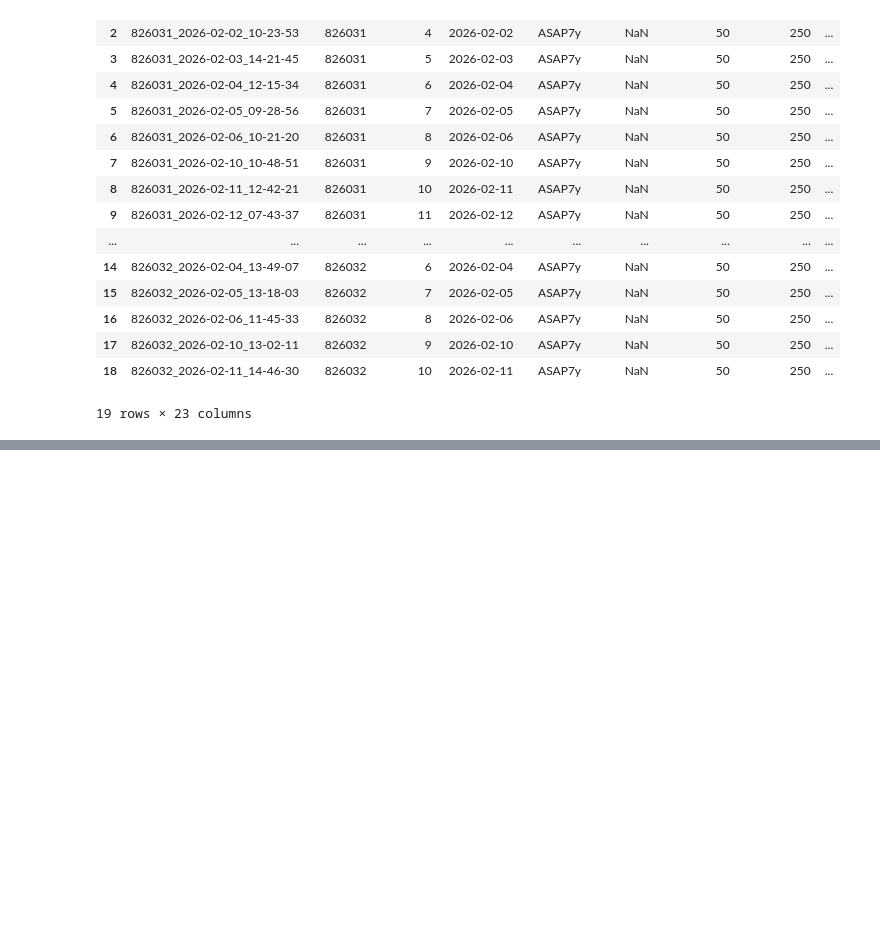
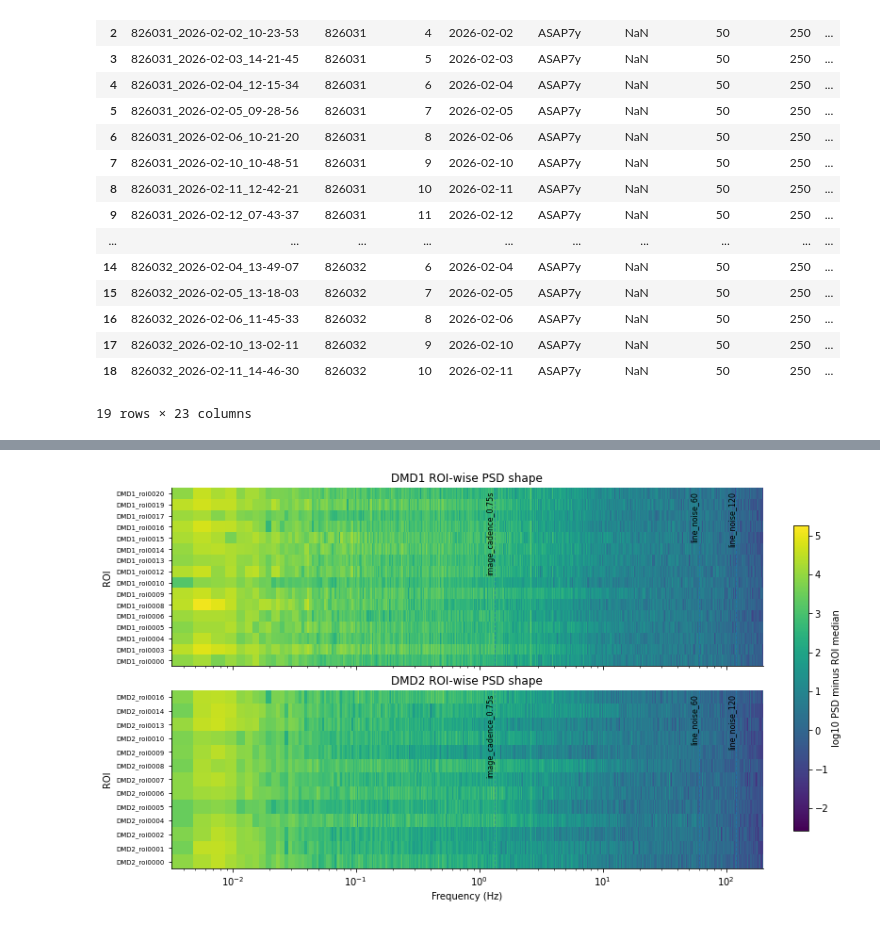
Before and after one commit to AMShelton/vip-slap2-analysis, a Jupyter notebook: notebooks/analysis/voltage/ASAP7_FreqAnalysis.ipynb, the cells around one changed output, grey strips where cells are left out. Saved outputs shown, nothing was run; the diff lists cells and outputs as text; code cells hidden in the pictures; blank space fills up the shorter version.

```diff
--- a/notebooks/analysis/voltage/ASAP7_FreqAnalysis.ipynb
+++ b/notebooks/analysis/voltage/ASAP7_FreqAnalysis.ipynb
@@ -80,0 +1402,91 @@ Found 19 candidate sessions.
+# %%
+# %%
+def _freq_edges_for_pcolormesh(f):
+    """
+    Frequency bin edges for log-scaled pcolormesh.
+    """
+    f = np.asarray(f, dtype=float)
+    edges = np.empty(f.size + 1, dtype=float)
+
+    edges[1:-1] = np.sqrt(f[:-1] * f[1:])
+    edges[0] = f[0] ** 2 / edges[1]
+    edges[-1] = f[-1] ** 2 / edges[-2]
+
+    return edges
+
+
+def plot_roi_psd_heatmaps(
+    psd,
+    fmin=0.003,
+    fmax=200.0,
+    row_center=True,
+):
+    dmd_keys = list(psd["dmd"].keys())
+    n_dmds = len(dmd_keys)
+
+    fig, axes = plt.subplots(
+        n_dmds,
+        1,
+        figsize=(11, 3.2 * n_dmds),
+        sharex=True,
+        constrained_layout=True,
+    )
+
+    if n_dmds == 1:
+        axes = [axes]
+
+    meshes = []
+
+    for ax, dmd in zip(axes, dmd_keys):
+        d = psd["dmd"][dmd]
+        f = d["f"]
+        P = d["Pxx"]
+
+        mask = (f >= fmin) & (f <= fmax)
+        ff = f[mask]
+        Z = np.log10(P[:, mask] + PSD_EPS)
+
+        if row_center:
+            Z = Z - np.nanmedian(Z, axis=1, keepdims=True)
+
+        xedges = _freq_edges_for_pcolormesh(ff)
+        yedges = np.arange(Z.shape[0] + 1)
+
+        mesh = ax.pcolormesh(
+            xedges,
+            yedges,
+            Z,
+            shading="auto",
+        )
+        meshes.append(mesh)
+
+        _add_special_frequency_lines(ax, fmin=fmin, fmax=fmax, include_harmonics=True)
+
+        ax.set_xscale("log")
+        ax.set_ylabel("ROI")
+        ax.set_title(f"{dmd} ROI-wise PSD shape")
+
+        ax.set_yticks(np.arange(Z.shape[0]) + 0.5)
+        ax.set_yticklabels(d["roi_ids"], fontsize=7)
+
+        ax.spines[["top", "right"]].set_visible(False)
+
+    axes[-1].set_xlabel("Frequency (Hz)")
+
+    cbar = fig.colorbar(meshes[-1], ax=axes, shrink=0.8)
+    if row_center:
+        cbar.set_label("log10 PSD minus ROI median")
+    else:
+        cbar.set_label("log10 PSD")
+
+    plt.show()
+
+
+plot_roi_psd_heatmaps(
+    psd,
+    fmin=PSD_PLOT_FMIN,
+    fmax=PSD_PLOT_FMAX,
+    row_center=True,
+)
+# %% [output]
+[figure, added]
```
Also changed, not shown: parts of 56 cells of this notebook.
